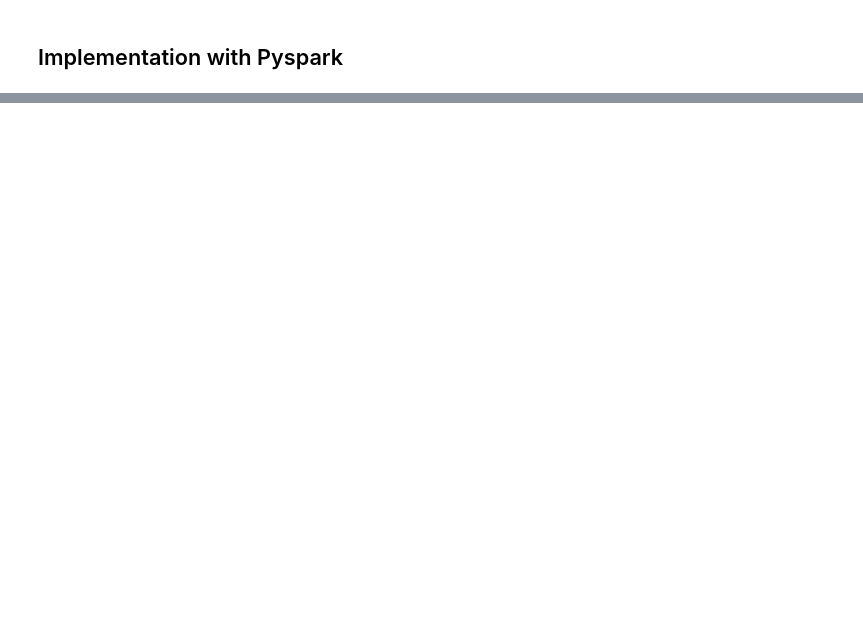
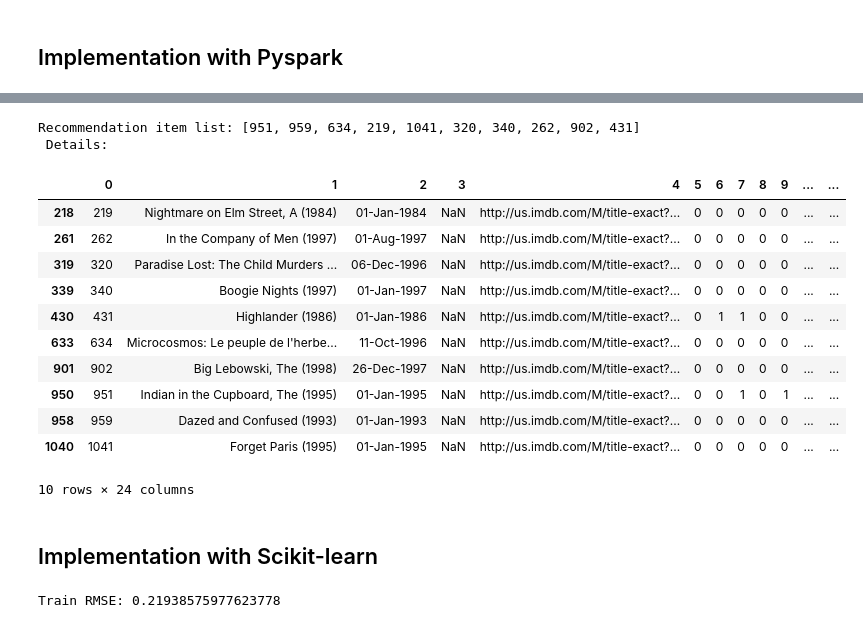
Before and after one commit to nguyenbh1507/Example_notebooks, a Jupyter notebook: MF-movielens-100k.ipynb, the cells around one changed output, grey strips where cells are left out. Saved outputs shown, nothing was run; the diff lists cells and outputs as text; code cells hidden in the pictures; blank space fills up the shorter version.

```diff
--- a/MF-movielens-100k.ipynb
+++ b/MF-movielens-100k.ipynb
@@ -127,2 +158,23 @@ itemDf
 # %% [markdown]
 ## Implementation with Pyspark
+# %%
+# train data will be in ../movielens/ml-100k/ua.base
+# test data will be in../movielens/ml-100k/ua.test
+
+# Spark initialise
+from pyspark.sql import SparkSession
+from pyspark.mllib.recommendation import ALS
+spark_session = SparkSession.builder.enableHiveSupport().appName("recSys").master("local[4]").getOrCreate()
+sc = spark_session.sparkContext
+# %%
+# Load train & test data
+train_data_rdd = sc.textFile('../movielens/ml-100k/ua.base')\
+                   .map(lambda line: line.split("\t"))\
+                   .map(lambda r: (int(r[0]), int(r[1]), float(r[2])))
+test_data_rdd = sc.textFile('../movielens/ml-100k/ua.test')\
+                  .map(lambda line: line.split("\t"))\
+                  .map(lambda r: (int(r[0]), int(r[1]), float(r[2])))
+# %%
+# Training model
+
+model = ALS.train(ratings=train_data_rdd, rank=20, iterations=5, lambda_=0.01)
@@ -128,0 +204,32 @@ itemDf
+# %%
+# Get recomendation
+
+userid = 3
+rec_num = 10
+
+# rdd to predict
+userRDD = sc.parallelize([(userid, i) for i in range(1, 1682)])
+
+# get predictions
+userPreds = model.predictAll(userRDD)
+rec_list = [r[1] for r in userPreds.sortBy(keyfunc=lambda r: r[2], ascending=False).take(rec_num)]
+
+print('Recommendation item list:', rec_list, '\n Details:')
+itemDf[itemDf[0].isin(rec_list)]
+# %% [output]
+Recommendation item list: [951, 959, 634, 219, 1041, 320, 340, 262, 902, 431]
+ Details:
+|  | 0 | 1 | 2 | 3 | 4 | 5 | 6 | 7 | 8 | 9 | ... | ... |
+| 218 | 219 | Nightmare on Elm Street, A (1984) | 01-Jan-1984 | NaN | http://us.imdb.com/M/title-exact?... | 0 | 0 | 0 | 0 | 0 | ... | ... |
+| 261 | 262 | In the Company of Men (1997) | 01-Aug-1997 | NaN | http://us.imdb.com/M/title-exact?... | 0 | 0 | 0 | 0 | 0 | ... | ... |
+| 319 | 320 | Paradise Lost: The Child Murders ... | 06-Dec-1996 | NaN | http://us.imdb.com/M/title-exact?... | 0 | 0 | 0 | 0 | 0 | ... | ... |
+| 339 | 340 | Boogie Nights (1997) | 01-Jan-1997 | NaN | http://us.imdb.com/M/title-exact?... | 0 | 0 | 0 | 0 | 0 | ... | ... |
+| 430 | 431 | Highlander (1986) | 01-Jan-1986 | NaN | http://us.imdb.com/M/title-exact?... | 0 | 1 | 1 | 0 | 0 | ... | ... |
+| 633 | 634 | Microcosmos: Le peuple de l'herbe... | 11-Oct-1996 | NaN | http://us.imdb.com/M/title-exact?... | 0 | 0 | 0 | 0 | 0 | ... | ... |
+| 901 | 902 | Big Lebowski, The (1998) | 26-Dec-1997 | NaN | http://us.imdb.com/M/title-exact?... | 0 | 0 | 0 | 0 | 0 | ... | ... |
+| 950 | 951 | Indian in the Cupboard, The (1995) | 01-Jan-1995 | NaN | http://us.imdb.com/M/title-exact?... | 0 | 0 | 1 | 0 | 1 | ... | ... |
+| 958 | 959 | Dazed and Confused (1993) | 01-Jan-1993 | NaN | http://us.imdb.com/M/title-exact?... | 0 | 0 | 0 | 0 | 0 | ... | ... |
+| 1040 | 1041 | Forget Paris (1995) | 01-Jan-1995 | NaN | http://us.imdb.com/M/title-exact?... | 0 | 0 | 0 | 0 | 0 | ... | ... |
+10 rows × 24 columns
+# %% [markdown]
+## Implementation with Scikit-learn
@@ -128,0 +257,19 @@ itemDf
+# %%
+# RMSE on train data
+
+from sklearn.metrics import mean_squared_error
+import numpy as np
+pred_ratings = np.dot(W, H)
+
+is_rate = train_ratings.pivot_table(
+                                  values='rating',
+                                  index='userid',
+                                  columns='movieid',
+                                  fill_value=0)\
+                             .values
+is_rate = (is_rate > 0).astype('int')
+
+mse = mean_squared_error(y_true=rating_matrix*is_rate, y_pred=pred_ratings*is_rate)
+print("Train RMSE:", math.sqrt(mse))
+# %% [output]
+Train RMSE: 0.21938575977623778
```
Also changed, not shown: parts of 16 cells of this notebook.
